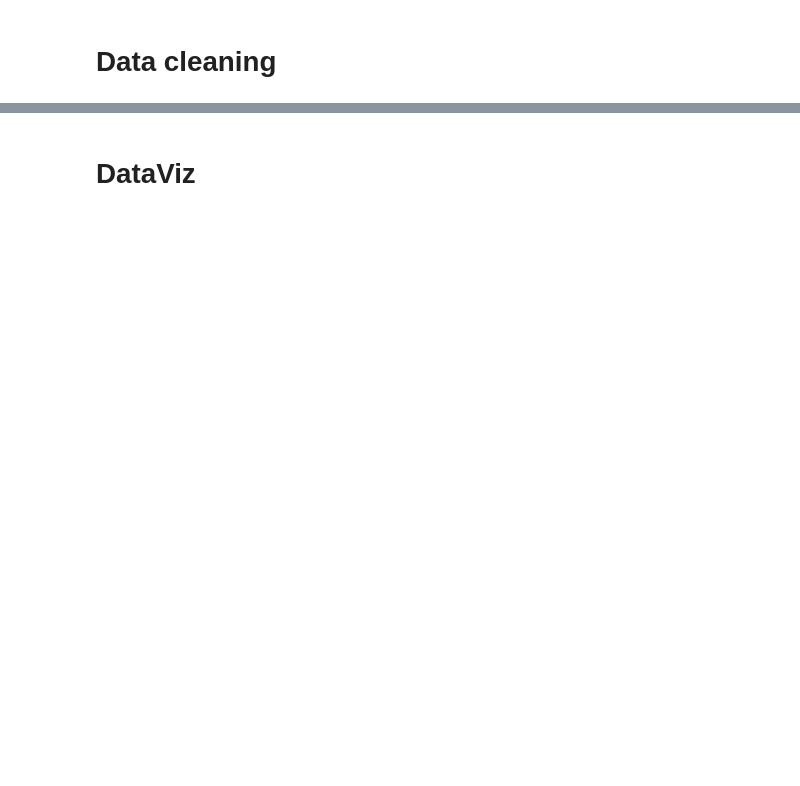
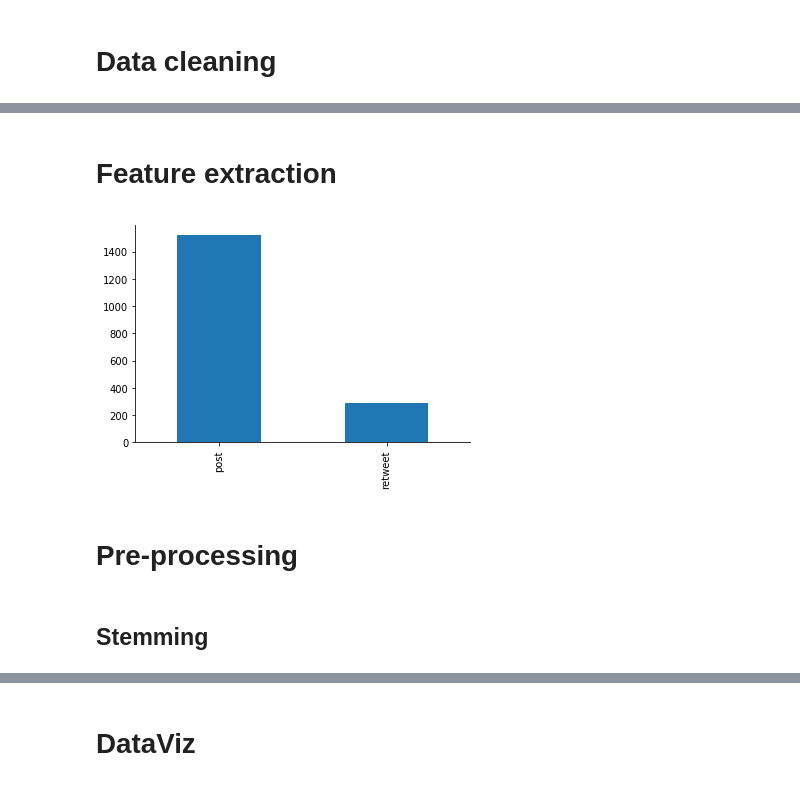
Before and after one commit to lclarete/bozoinsights, a Jupyter notebook: tweets_bolsonaro.ipynb, the cells around one changed output, grey strips where cells are left out. Drawn from its saved outputs; the diff is of its cells as text; code cells hidden in the pictures; blank space fills up the shorter version.

Commit message:
notebook: feature extraction

```diff
--- a/tweets_bolsonaro.ipynb
+++ b/tweets_bolsonaro.ipynb
@@ -126,0 +204,4 @@ df.head(1)
+# %%
+# transform object columns into numeric
+for i in cols_num:
+    df[i] = pd.to_numeric(df[i])
@@ -138,4 +272,3 @@ sw = sw_pt + sw_en + sw_new + sw_digits
 # %%
-# Remove link
-df['text'] = df.detail.apply(remove_link)
-df.text[0]
+# cleaning tweet texts
+df['text_clean'] = df.detail.apply(data_cleaning)
@@ -144,5 +274,0 @@ df.text[0]
-# %%
-# Removing punctuations and stopwords
-df['text'] = df.text.apply(remove_punctuation)
-df['text'] = df.text.apply(remove_sw)
-df.text[0:2]
@@ -163,0 +281,19 @@ clean_text[0:5]
+# %% [markdown]
+# Feature extraction
+# %%
+# create column with RT or Tweets from author
+df['type_post'] = df.detail.str.startswith('RT')
+
+# replace False by post, and True by retweet
+type_posts = {False: 'post', True:'retweet'}
+df['type_post'] = df.type_post.map(type_posts)
+# %%
+# plot a chart
+df.type_post.value_counts().plot(kind='bar')
+sns.despine();
+# %% [output]
+[figure, added]
+# %% [markdown]
+# Pre-processing
+# %% [markdown]
+## Stemming
```
Also changed, not shown: parts of 109 cells of this notebook, 1 other file.
